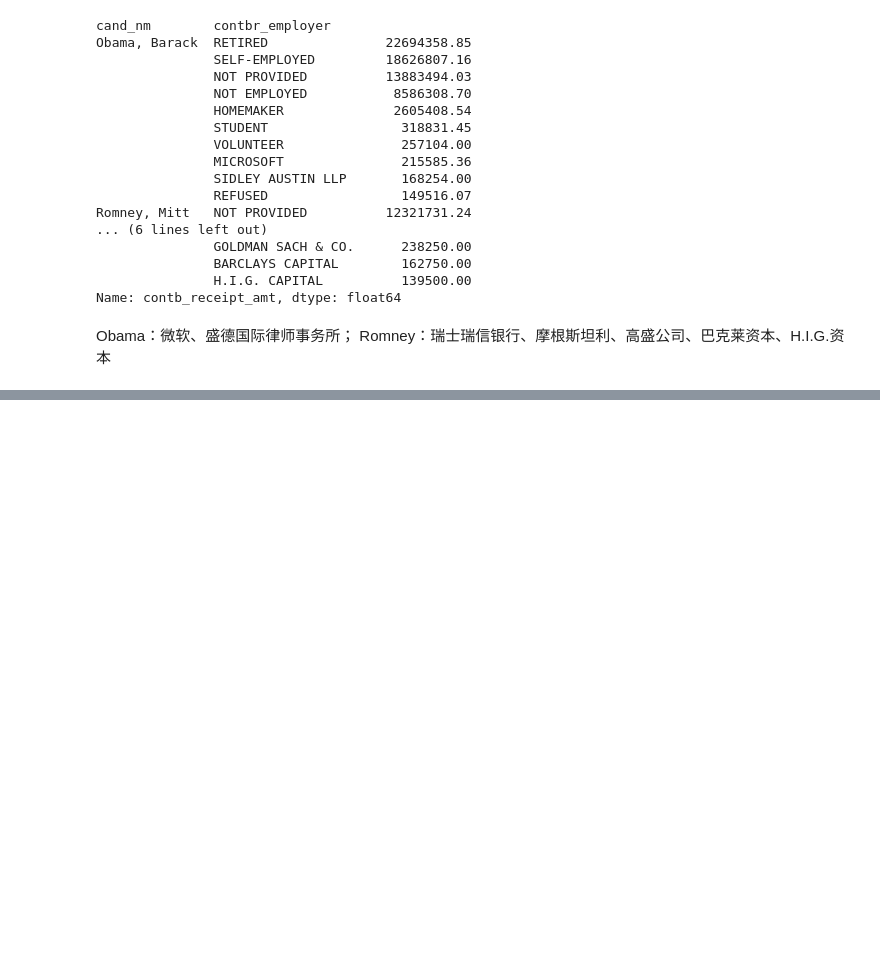
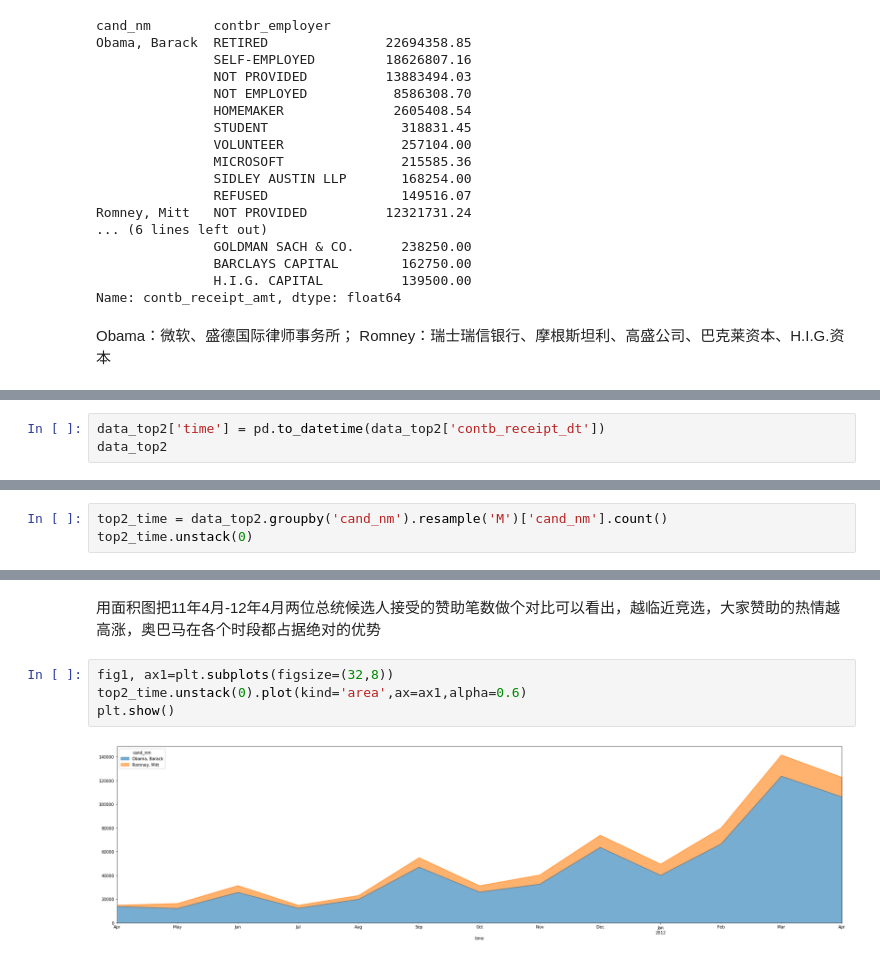
Before and after one commit to stillthelian/2012-, a Jupyter notebook: pandas-2012美国总统竞选赞助数据分析.ipynb, the cells around one changed output, grey strips where cells are left out. Cells and saved outputs as stored; diff of their text form; blank space fills up the shorter version.

```diff
--- a/pandas-2012美国总统竞选赞助数据分析.ipynb
+++ b/pandas-2012美国总统竞选赞助数据分析.ipynb
@@ -395,0 +492,3 @@ Obama：微软、盛德国际律师事务所； Romney：瑞士瑞信银行、
+# %%
+data_top2['time'] = pd.to_datetime(data_top2['contb_receipt_dt'])
+data_top2
@@ -395,0 +532,3 @@ Obama：微软、盛德国际律师事务所； Romney：瑞士瑞信银行、
+# %%
+top2_time = data_top2.groupby('cand_nm').resample('M')['cand_nm'].count()
+top2_time.unstack(0)
@@ -395,0 +551,8 @@ Obama：微软、盛德国际律师事务所； Romney：瑞士瑞信银行、
+# %% [markdown]
+用面积图把11年4月-12年4月两位总统候选人接受的赞助笔数做个对比可以看出，越临近竞选，大家赞助的热情越高涨，奥巴马在各个时段都占据绝对的优势
+# %%
+fig1, ax1=plt.subplots(figsize=(32,8))
+top2_time.unstack(0).plot(kind='area',ax=ax1,alpha=0.6)
+plt.show()
+# %% [output]
+[figure, added]
```
Also changed, not shown: parts of 19 cells of this notebook.
